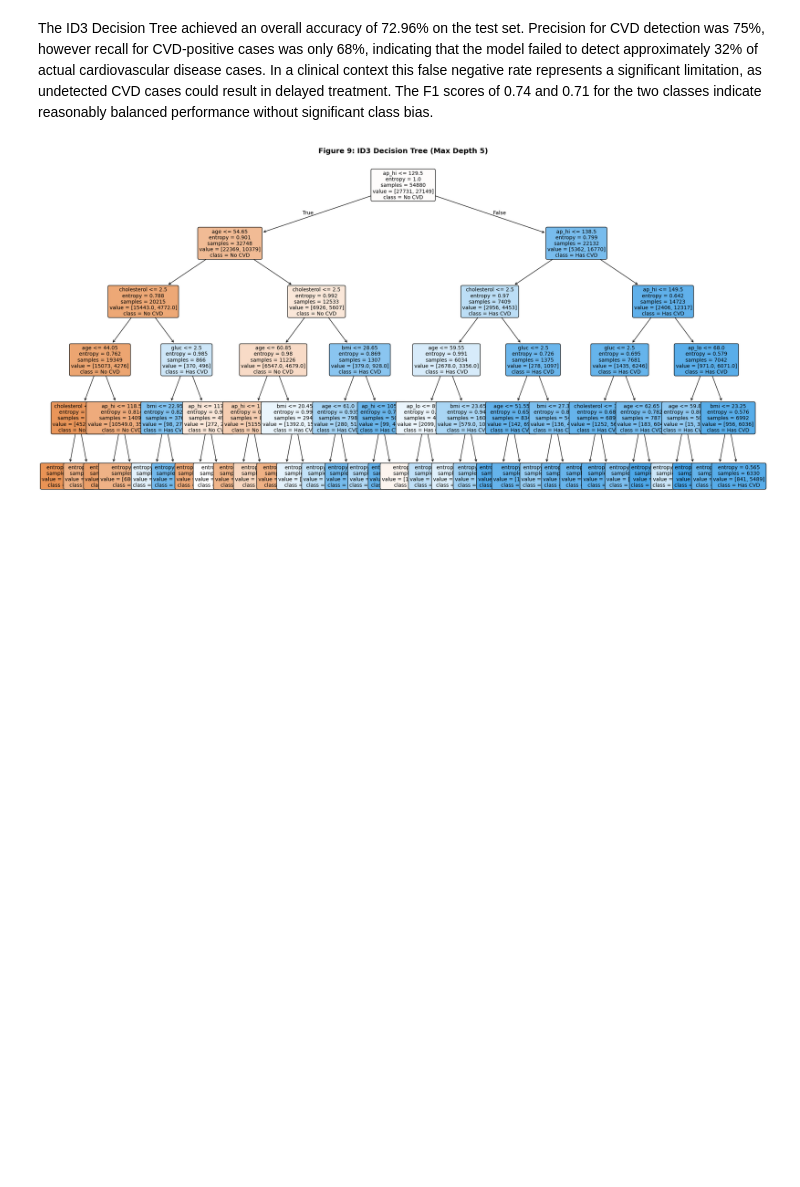
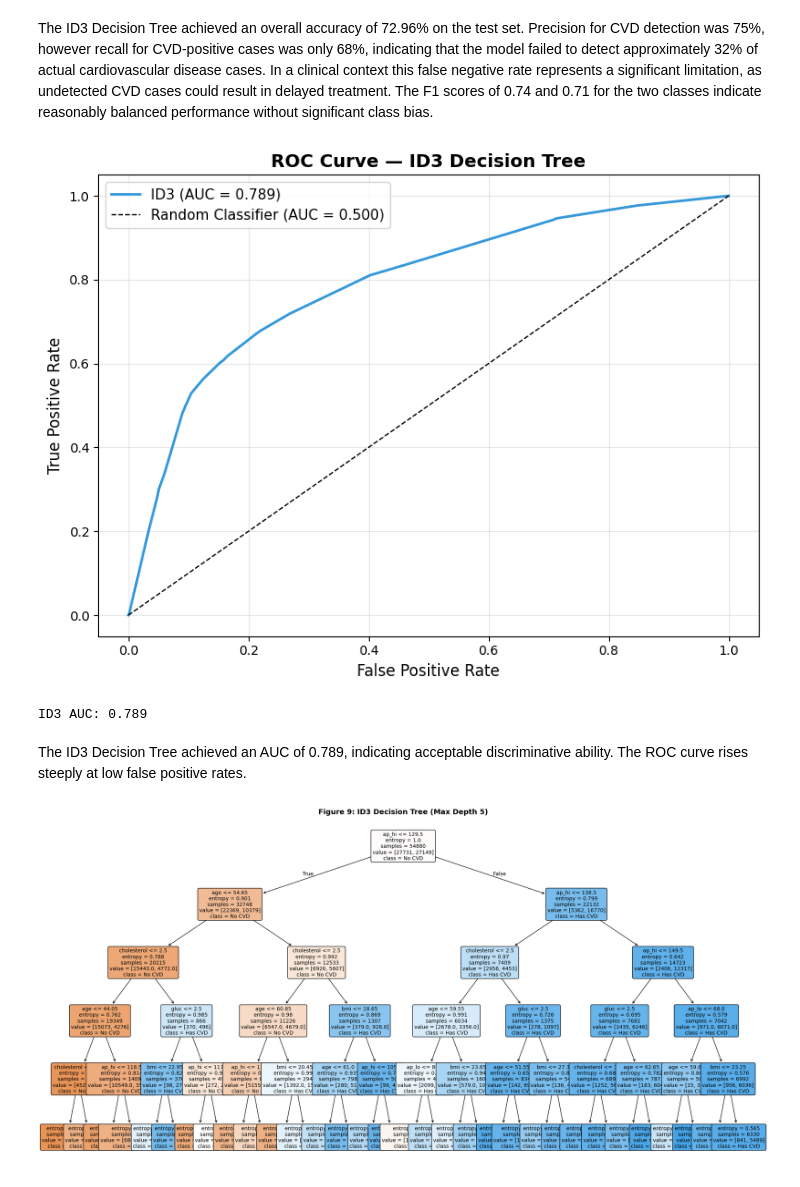
Before and after one commit to barakavic/cvd-data-mining-capstone, a Jupyter notebook: CVD_Capstone.ipynb, the cells around one changed output. Drawn from its saved outputs; the diff is of its cells as text; code cells hidden in the pictures; blank space fills up the shorter version.

```diff
--- a/CVD_Capstone.ipynb
+++ b/CVD_Capstone.ipynb
@@ -753,6 +753,33 @@ weighted avg       0.73      0.73      0.73     13720
 [figure]
 # %% [markdown]
 The ID3 Decision Tree achieved an overall accuracy of 72.96% on the test set. Precision for CVD detection was 75%, however recall for CVD-positive cases was only 68%, indicating that the model failed to detect approximately 32% of actual cardiovascular disease cases. In a clinical context this false negative rate represents a significant limitation, as undetected CVD cases could result in delayed treatment. The F1 scores of 0.74 and 0.71 for the two classes indicate reasonably balanced performance without significant class bias.
+# %%
+from sklearn.metrics import roc_curve, auc
+
+probs_id3 = id3_tree.predict_proba(X_test)[:, 1]
+fpr_id3, tpr_id3, _ = roc_curve(y_test, probs_id3)
+auc_id3 = auc(fpr_id3, tpr_id3)
+
+fig, ax = plt.subplots(figsize=(8, 6))
+ax.plot(fpr_id3, tpr_id3, color='#3498db', linewidth=2,
+        label=f'ID3 (AUC = {auc_id3:.3f})')
+ax.plot([0, 1], [0, 1], 'k--', linewidth=1,
+        label='Random Classifier (AUC = 0.500)')
+ax.set_xlabel('False Positive Rate', fontsize=12)
+ax.set_ylabel('True Positive Rate', fontsize=12)
+ax.set_title('ROC Curve — ID3 Decision Tree',
+             fontsize=14, fontweight='bold')
+ax.legend(fontsize=11)
+ax.grid(alpha=0.3)
+plt.tight_layout()
+plt.savefig('roc_id3.png', dpi=150, bbox_inches='tight')
+plt.show()
+print(f"ID3 AUC: {auc_id3:.3f}")
+# %% [output]
+[figure, added]
+ID3 AUC: 0.789
+# %% [markdown]
+The ID3 Decision Tree achieved an AUC of 0.789, indicating acceptable discriminative ability. The ROC curve rises steeply at low false positive rates.
 # %%
 from sklearn.tree import plot_tree
 
```
Also changed, not shown: parts of 7 cells of this notebook.
